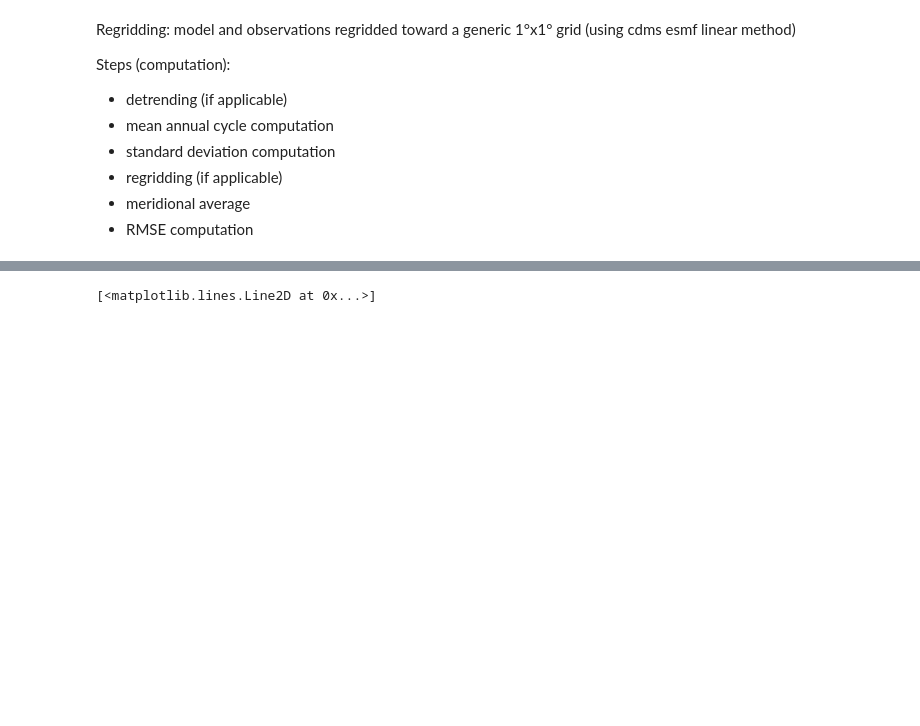
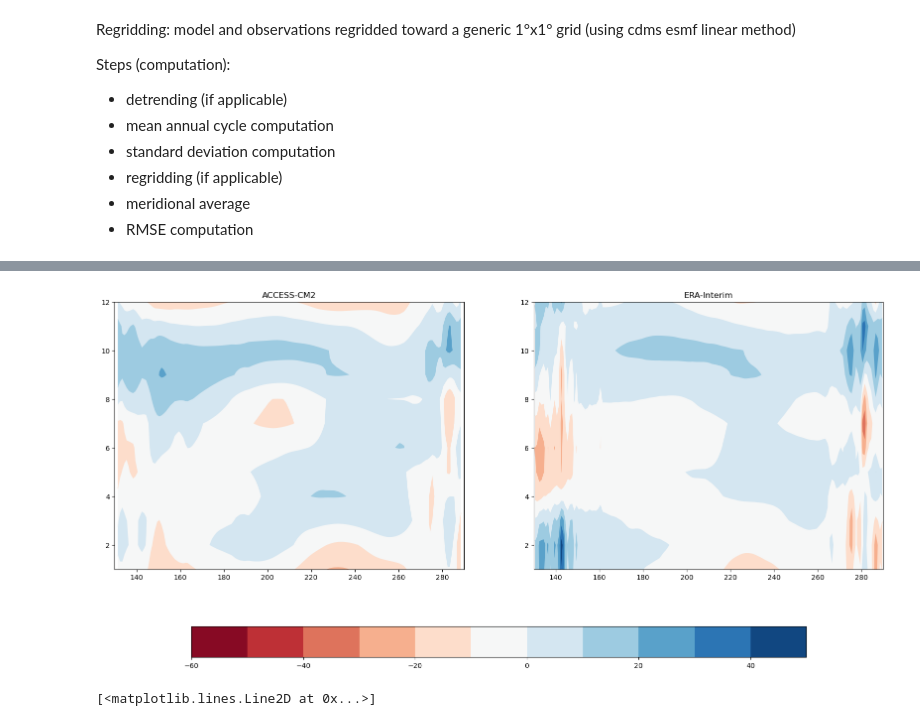
Before and after one commit to ACCESS-NRI/ENSO_recipes, a Jupyter notebook: fc/eq_Taux_sea_cycle.ipynb, the cells around one changed output, grey strips where cells are left out. Drawn from its saved outputs; the diff is of its cells as text; code cells hidden in the pictures; blank space fills up the shorter version.

```diff
--- a/fc/eq_Taux_sea_cycle.ipynb
+++ b/fc/eq_Taux_sea_cycle.ipynb
@@ -134,0 +186,6 @@ ax = plt.gca()
+# %%
+#diagnostic level3
+process = {}
+for ds in datasets:
+    cube_process = preproc_base(ds.load())
+    process[ds['dataset']] = preproc_3_1(cube_process)
@@ -135,3 +199,22 @@ ax = plt.gca()
+# %%
+fig = plt.figure(figsize=(20, 10))
+i=121
+axls =[]
+for label, cube in process.items():
+
+    ax1 = plt.subplot(i)
+    cf1 = iplt.contourf(cube, levels=np.arange(-60,60,10),cmap='RdBu' ) #, ,projection=proj)
+    ax1.set_xlim(130, 290) #label longitude
+    ax1.set_title(label)
+    axls.append(ax1)
+    i+=1
+
+# Add a single colorbar at the bottom
+# cax = plt.add_axes([0.15,0.08,0.7,0.03])
+cbar = fig.colorbar(cf1, ax=axls, orientation='horizontal',shrink=0.8, extend='both')
+# cbar.set_label('TAUU std (1e-3N/m2)')
+# %% [output]
+[figure, added]
 # %%
 
 cube = extract_region(cube, 150, 270, -5,5)
```
Also changed, not shown: parts of 7 cells of this notebook, 1 other file.
